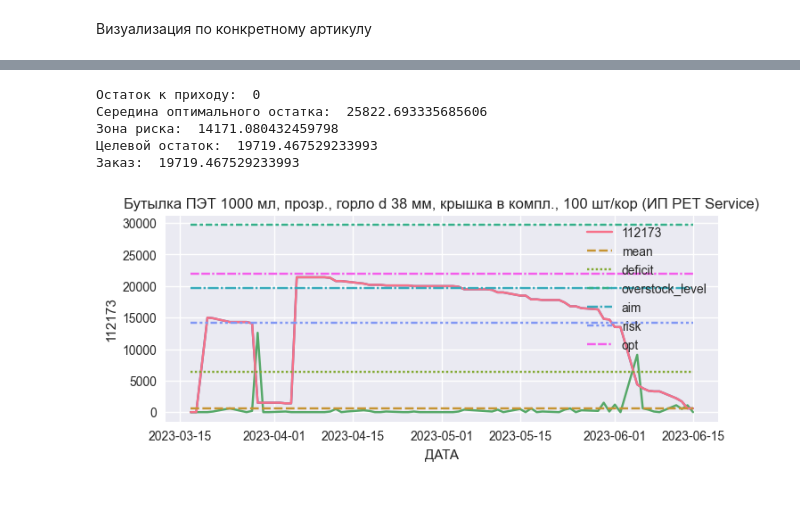
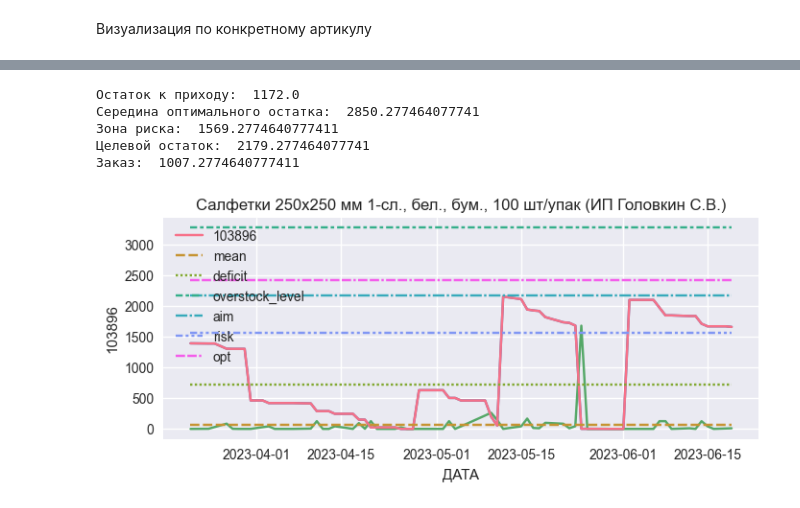
Before and after one commit to killri/sf_data_science, a Jupyter notebook: DS_Mystery/Asia stock management/Asia_stocks.ipynb, the cells around one changed output, grey strips where cells are left out. Saved outputs shown, nothing was run; the diff lists cells and outputs as text; code cells hidden in the pictures.

```diff
--- a/DS_Mystery/Asia stock management/Asia_stocks.ipynb
+++ b/DS_Mystery/Asia stock management/Asia_stocks.ipynb
@@ -688,6 +688,6 @@ piv_nom[piv_nom['ПОСТАВЩИК'] == 'СИТРОНА-ПОЛИМЕР']
 4 rows × 62 columns
 # %%
-art = 112173
+art = 103896
 
 regularity_days = 10
 transport_days = 8
@@ -709,39 +709,39 @@ if piv_nom[piv_nom['АРТИКУЛ'] == art].shape[0]>0:
     aim_stock = risk_zone_level + mean_level*regularity_days
     print('Целевой остаток: ',aim_stock)
     order = aim_stock - stock_on_income
     print('Заказ: ',order)
 
     fig, ax = plt.subplots(1,1, figsize = [8,3])
     sns.lineplot(table[art].T, ax=ax)
 
     if art in list(table2.columns):
         sns.lineplot(table2[art].T, ax=ax)
     line = pd.DataFrame(table[art].T.copy())
 
 
     std_level = (mean_level + 3*table2.describe().T.loc[art]['std'])
 
     line['mean'] = mean_level
     line['deficit'] = deficit_level
     line['overstock_level'] = piv_nom[piv_nom['АРТИКУЛ']== art]['overstock_level'].iloc[0]
     line['aim'] = aim_stock
     line['risk'] = risk_zone_level
     line['opt'] = optimum_zone_level
 
 
     sns.lineplot(line, ax=ax)
 
     ax.set_title(art_name)
 
 else:
     print('Артикул в регионе без движения и остатков')
 # %% [output]
-Остаток к приходу:  0
-Середина оптимального остатка:  25822.693335685606
-Зона риска:  14171.080432459798
-Целевой остаток:  19719.467529233993
-Заказ:  19719.467529233993
+Остаток к приходу:  1172.0
+Середина оптимального остатка:  2850.277464077741
+Зона риска:  1569.2774640777411
+Целевой остаток:  2179.277464077741
+Заказ:  1007.2774640777411
-[figure, old version]
+[figure, new version]
 # %%
 #Nomen[Nomen['АРТИКУЛ'] == art]
 # %%
```
Also changed, not shown: parts of 3 cells of this notebook, 47 other files.
